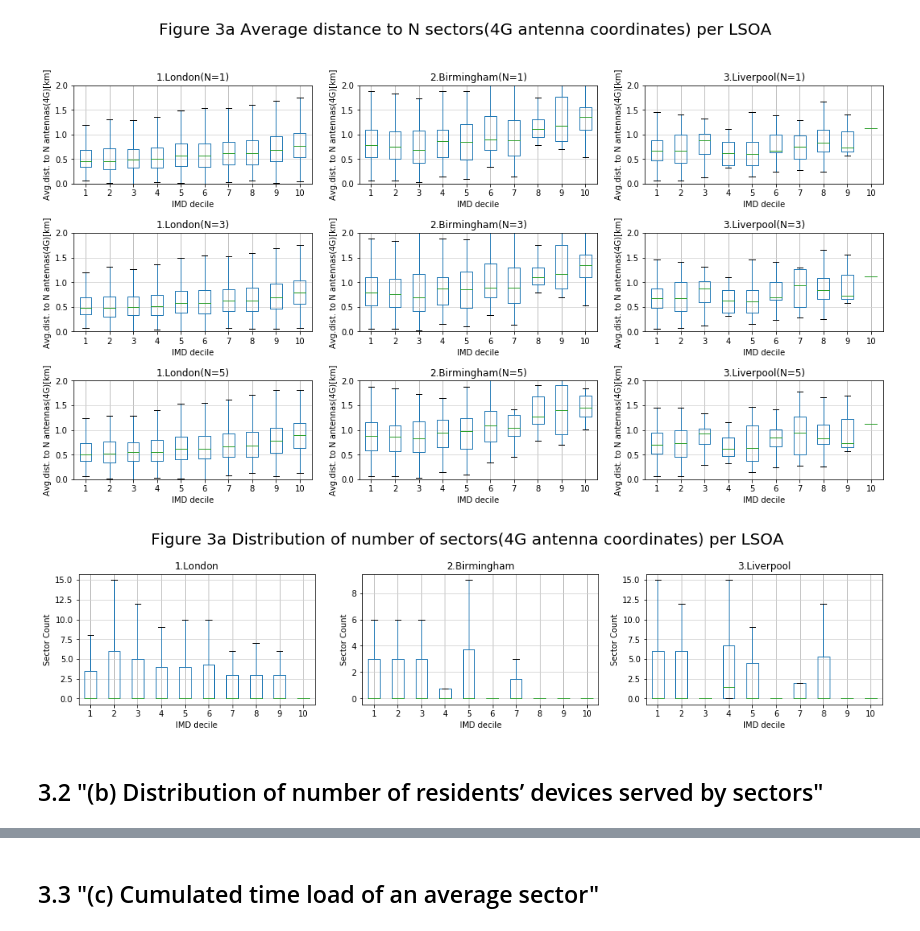
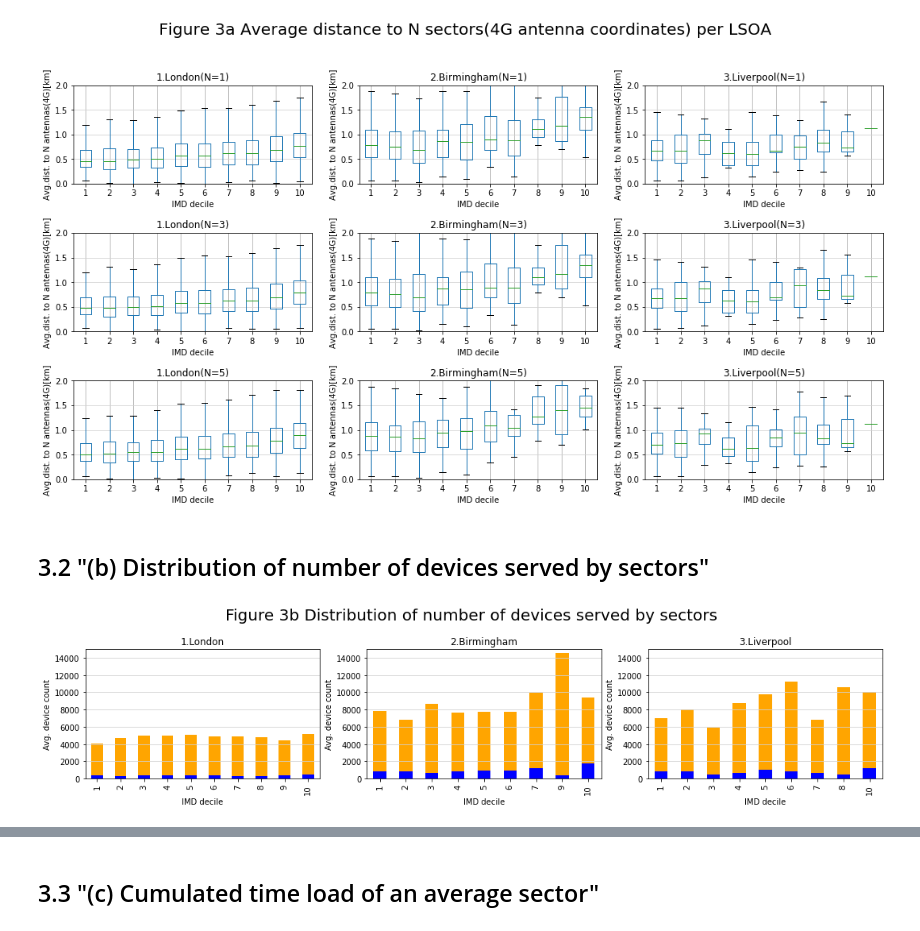
Before and after one commit to 5uperpalo/Telefonica, a Jupyter notebook: IMC2020/UK_Diagrams_IMC2020.ipynb, the cells around one changed output, grey strips where cells are left out. Cells and saved outputs as stored; diff of their text form; code cells hidden in the pictures.

```diff
--- a/IMC2020/UK_Diagrams_IMC2020.ipynb
+++ b/IMC2020/UK_Diagrams_IMC2020.ipynb
@@ -397,51 +397,58 @@ ax[2,2].set_title('3.Liverpool(N=5)')
 plt.subplots_adjust(hspace=0.5);
 # %% [output]
 [figure]
+# %% [markdown]
+## 3.2 "(b) Distribution of number of devices served by sectors"
+# %%
+cdres_london_pd = pd.read_csv(cdres_london_loc, index_col=False)
+cdnonres_london_pd = pd.read_csv(cdnonres_london_loc, index_col=False)
+cdres_birmingham_pd = pd.read_csv(cdres_birmingham_loc, index_col=False)
+cdnonres_birmingham_pd = pd.read_csv(cdnonres_birmingham_loc, index_col=False)
+cdres_liverpool_pd = pd.read_csv(cdres_liverpool_loc, index_col=False)
+cdnonres_liverpool_pd = pd.read_csv(cdnonres_liverpool_loc, index_col=False)
+
+london_antenna_imd_pd = pd.read_csv(london_antenna_imd_loc, index_col=False)
+london_antenna_imd_pd = london_antenna_imd_pd[london_antenna_imd_pd['generation']=='4G']
+birmingham_antenna_imd_pd = pd.read_csv(birmingham_antenna_imd_loc, index_col=False)
+birmingham_antenna_imd_pd = birmingham_antenna_imd_pd[birmingham_antenna_imd_pd['generation']=='4G']
+liverpool_antenna_imd_pd = pd.read_csv(liverpool_antenna_imd_loc, index_col=False)
+liverpool_antenna_imd_pd = liverpool_antenna_imd_pd[liverpool_antenna_imd_pd['generation']=='4G']
+# %%
+london_devcnt_res_avg_per_imd = cdres_london_pd.merge(london_antenna_imd_pd, left_on='antenna_id', right_on='lkey', how='inner').groupby('IMDDecil')['avg_count_device_id'].mean()
+london_devcnt_nonres_avg_per_imd = cdnonres_london_pd.merge(london_antenna_imd_pd, left_on='antenna_id', right_on='lkey', how='inner').groupby('IMDDecil')['avg_count_device_id'].mean()
+birmingham_devcnt_res_avg_per_imd = cdres_birmingham_pd.merge(birmingham_antenna_imd_pd, left_on='antenna_id', right_on='lkey', how='inner').groupby('IMDDecil')['avg_count_device_id'].mean()
+birmingham_devcnt_nonres_avg_per_imd = cdnonres_birmingham_pd.merge(birmingham_antenna_imd_pd, left_on='antenna_id', right_on='lkey', how='inner').groupby('IMDDecil')['avg_count_device_id'].mean()
+liverpool_devcnt_res_avg_per_imd = cdres_liverpool_pd.merge(liverpool_antenna_imd_pd, left_on='antenna_id', right_on='lkey', how='inner').groupby('IMDDecil')['avg_count_device_id'].mean()
+liverpool_devcnt_nonres_avg_per_imd = cdnonres_liverpool_pd.merge(liverpool_antenna_imd_pd, left_on='antenna_id', right_on='lkey', how='inner').groupby('IMDDecil')['avg_count_device_id'].mean()
 # %%
 fig, ax = plt.subplots(1, 3, figsize=(18, 3), facecolor='w', edgecolor='k')
-fig.suptitle('Figure 3a Average distance to N sectors(4G antenna coordinates) per LSOA, N=5', size=20, y=1.12)
+fig.suptitle('Figure 3b Distribution of number of devices served by sectors', size=20, y=1.12)
 
 def applyPlotStyle(ax):
     ax.yaxis.grid(True, linestyle='-', which='both', color='lightgrey')
-    #ax.set_ylim([0,15.5])
+    ax.set_ylim([0,15000])
     ax.set_xlabel('IMD decile')
-    ax.set_ylabel('Avg.distance to 3 antennas(4G)[m]')
+    ax.set_ylabel('Avg. device count')
 
-# v0.3
-london_lsoa_2019_gpd.pivot(columns='IMDDecil', values='avg_distance_to_n_antennas').boxplot(showfliers =False,ax=ax[0])
+london_devcnt_res_avg_per_imd.plot(kind='bar', stacked=True,ax=ax[0],color='blue',label='Residents')
+london_devcnt_nonres_avg_per_imd.plot(kind='bar', stacked=True,bottom=london_devcnt_res_avg_per_imd,ax=ax[0],color='orange',label='Non-Residents')
 applyPlotStyle(ax[0])
 ax[0].set_title('1.London')
 
-birmingham_lsoa_2019_gpd.pivot(columns='IMDDecil', values='avg_distance_to_n_antennas').boxplot(showfliers =False,ax=ax[1])
+# manually add missing 0 values for IMD 8
+#birmingham_devcnt_res_avg_per_imd.loc[7]=0
+#birmingham_devcnt_nonres_avg_per_imd.loc[7]=0
+birmingham_devcnt_res_avg_per_imd.sort_index().plot(kind='bar', stacked=True,ax=ax[1],color='blue',label='Residents')
+birmingham_devcnt_nonres_avg_per_imd.sort_index().plot(kind='bar', stacked=True,bottom=birmingham_devcnt_res_avg_per_imd,ax=ax[1],color='orange',label='Non-Residents')
 applyPlotStyle(ax[1])
 ax[1].set_title('2.Birmingham')
 
-liverpool_lsoa_2019_gpd.pivot(columns='IMDDecil', values='avg_distance_to_n_antennas').boxplot(showfliers =False,ax=ax[2])
+# manually add missing 0 values for IMD 9
+#liverpool_devcnt_res_avg_per_imd.loc[8]=0
+#liverpool_devcnt_nonres_avg_per_imd.loc[8]=0
+liverpool_devcnt_res_avg_per_imd.sort_index().plot(kind='bar', stacked=True,ax=ax[2],color='blue',label='Residents')
+liverpool_devcnt_nonres_avg_per_imd.sort_index().plot(kind='bar', stacked=True,bottom=liverpool_devcnt_res_avg_per_imd,ax=ax[2],color='orange',label='Non-Residents')
 applyPlotStyle(ax[2])
 ax[2].set_title('3.Liverpool');
+# %% [output]
+[figure, added]
-# %%
-fig, ax = plt.subplots(1, 3, figsize=(18, 3), facecolor='w', edgecolor='k')
-#fig.suptitle('Figure 3a Distribution of number of sectors(4G antenna coordinates) per LSOA', size=20, y=1.12)
-
-# def applyPlotStyle(ax):
-#     ax.yaxis.grid(True, linestyle='-', which='both', color='lightgrey')
-#     #ax.set_ylim([0,15.5])
-#     ax.set_xlabel('IMD decile')
-#     ax.set_ylabel('Avg.distance to 3 antennas(4G)[m]')
-
-# v0.2
-# london_Ant_x_LSOA_count.pivot(columns='IMDDecil', values='4G_antenna_count').boxplot(showfliers =False,ax=ax[0])
-# applyPlotStyle(ax[0])
-# ax[0].set_title('1.London')
-
-# birmingham_Ant_x_LSOA_count.pivot(columns='IMDDecil', values='4G_antenna_count').boxplot(showfliers =False,ax=ax[1])
-# applyPlotStyle(ax[1])
-# ax[1].set_title('2.Birmingham')
-
-# liverpool_Ant_x_LSOA_count.pivot(columns='IMDDecil', values='4G_antenna_count').boxplot(showfliers =False,ax=ax[2])
-# applyPlotStyle(ax[2])
-# ax[2].set_title('3.Liverpool');
-# %% [output]
-[figure, removed]
-# %% [markdown]
-## 3.2 "(b) Distribution of number of residents’ devices served by sectors"
```
Also changed, not shown: parts of 9 cells of this notebook, 1 other file.
